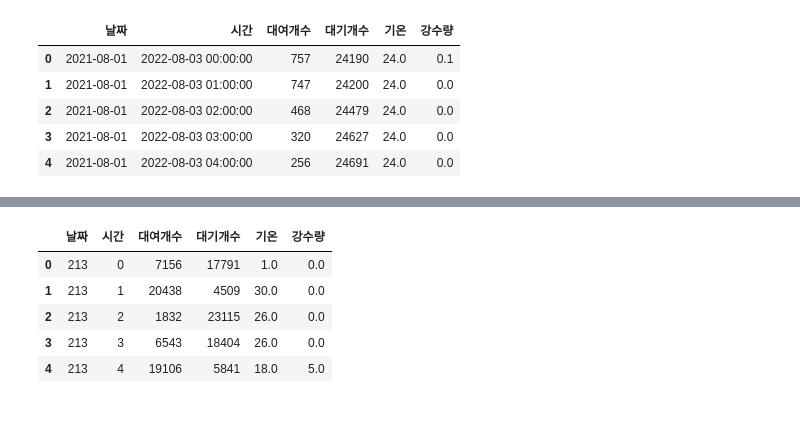
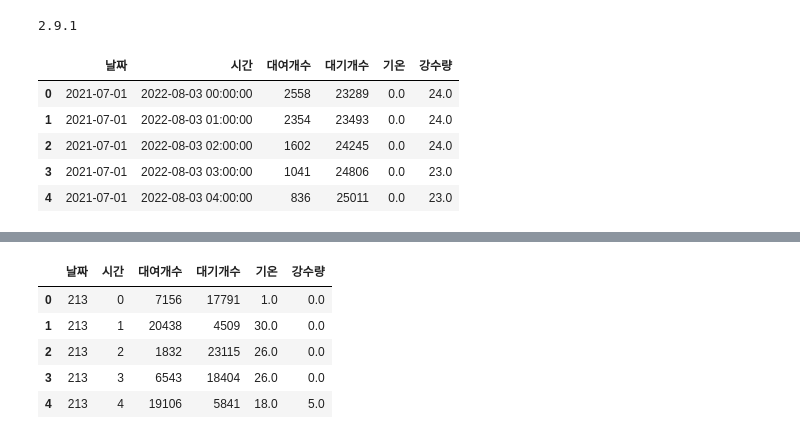
Before and after one commit to woojh3690/LSTMAE, a Jupyter notebook: lstm_ae.ipynb, the cells around one changed output, grey strips where cells are left out. Saved outputs shown, nothing was run; the diff lists cells and outputs as text; code cells hidden in the pictures.

```diff
--- a/lstm_ae.ipynb
+++ b/lstm_ae.ipynb
@@ -26,12 +19,5 @@ from sklearn.model_selection import train_test_split
-# %%
-# 데이터 read
-df_true = pd.read_csv('./data/weather_bicycle_true.csv', parse_dates=['날짜', '시간'], dayfirst=True, infer_datetime_format=True)
-df_false = pd.read_csv('./data/weather_bicycle_false.csv', parse_dates=['날짜', '시간'], dayfirst=True, infer_datetime_format=True)
-df_true.head()
-# %% [output]
-|  | 날짜 | 시간 | 대여개수 | 대기개수 | 기온 | 강수량 |
-| 0 | 2021-08-01 | 2022-08-03 00:00:00 | 757 | 24190 | 24.0 | 0.1 |
-| 1 | 2021-08-01 | 2022-08-03 01:00:00 | 747 | 24200 | 24.0 | 0.0 |
-| 2 | 2021-08-01 | 2022-08-03 02:00:00 | 468 | 24479 | 24.0 | 0.0 |
-| 3 | 2021-08-01 | 2022-08-03 03:00:00 | 320 | 24627 | 24.0 | 0.0 |
-| 4 | 2021-08-01 | 2022-08-03 04:00:00 | 256 | 24691 | 24.0 | 0.0 |
+# %%
+# TF 버전
+print(tf.__version__)
+# %% [output]
+2.9.1
@@ -37,0 +32,12 @@ df_true.head()
+# %%
+# 데이터 read
+df_train = read_csvs_in_dir('./data/train/')
+df_false = read_csvs_in_dir('./data/test/')
+df_train.head()
+# %% [output]
+|  | 날짜 | 시간 | 대여개수 | 대기개수 | 기온 | 강수량 |
+| 0 | 2021-07-01 | 2022-08-03 00:00:00 | 2558 | 23289 | 0.0 | 24.0 |
+| 1 | 2021-07-01 | 2022-08-03 01:00:00 | 2354 | 23493 | 0.0 | 24.0 |
+| 2 | 2021-07-01 | 2022-08-03 02:00:00 | 1602 | 24245 | 0.0 | 24.0 |
+| 3 | 2021-07-01 | 2022-08-03 03:00:00 | 1041 | 24806 | 0.0 | 23.0 |
+| 4 | 2021-07-01 | 2022-08-03 04:00:00 | 836 | 25011 | 0.0 | 23.0 |
```
Also changed, not shown: parts of 13 cells of this notebook.
